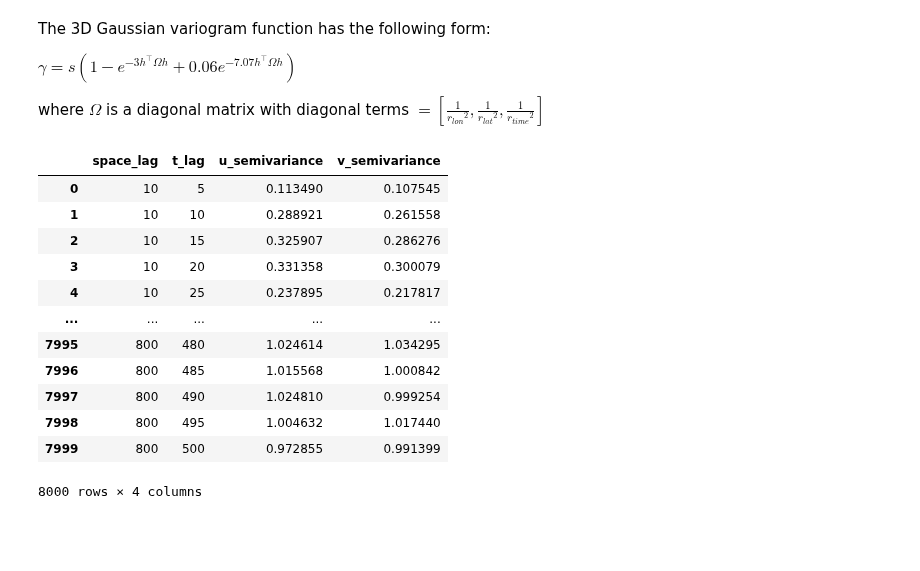
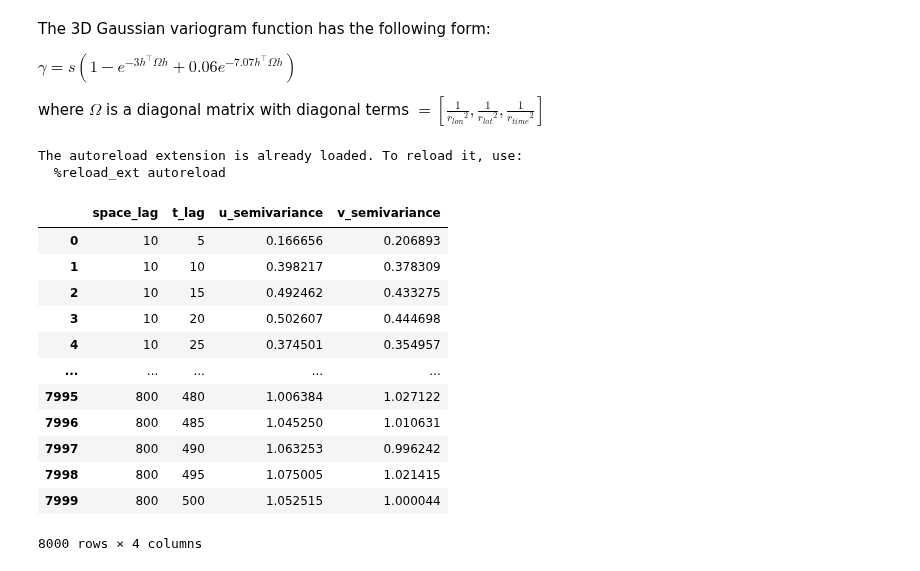
Before and after one commit to MariusWiggert/OceanPlatformControl, a Jupyter notebook: ocean_navigation_simulator/generative_error_model/notebooks/curve_fitting.ipynb, the cells around one changed output. Drawn from its saved outputs; the diff is of its cells as text; code cells hidden in the pictures; blank space fills up the shorter version.

```diff
--- a/ocean_navigation_simulator/generative_error_model/notebooks/curve_fitting.ipynb
+++ b/ocean_navigation_simulator/generative_error_model/notebooks/curve_fitting.ipynb
@@ -9,29 +9,32 @@ where $\Omega$ is a diagonal matrix with diagonal terms $= [\frac{1}{{r_{lon}}^2
 # %%
 %load_ext autoreload
 %autoreload 2
 
 from ocean_navigation_simulator.generative_error_model.variogram.VariogramFitting import VariogramFitting
 import numpy as np
 import pandas as pd
 import matplotlib.pyplot as plt
 
-# read in 3D variogram data
-file_path = "/home/jonas/Downloads/tuned_variogram_2d.csv"
+# read in 2D/3D variogram data
+file_path = "/home/jonas/Downloads/tuned_variograms/tuned_variogram_2d_cross_buoy_only.csv"
+# file_path = "/home/jonas/Downloads/tuned_variograms/tuned_variogram_2d.csv"
 data = pd.read_csv(file_path)
 data
 # %% [output]
+The autoreload extension is already loaded. To reload it, use:
+  %reload_ext autoreload
 |  | space_lag | t_lag | u_semivariance | v_semivariance |
-| 0 | 10 | 5 | 0.113490 | 0.107545 |
-| 1 | 10 | 10 | 0.288921 | 0.261558 |
-| 2 | 10 | 15 | 0.325907 | 0.286276 |
-| 3 | 10 | 20 | 0.331358 | 0.300079 |
-| 4 | 10 | 25 | 0.237895 | 0.217817 |
+| 0 | 10 | 5 | 0.166656 | 0.206893 |
+| 1 | 10 | 10 | 0.398217 | 0.378309 |
+| 2 | 10 | 15 | 0.492462 | 0.433275 |
+| 3 | 10 | 20 | 0.502607 | 0.444698 |
+| 4 | 10 | 25 | 0.374501 | 0.354957 |
 | ... | ... | ... | ... | ... |
-| 7995 | 800 | 480 | 1.024614 | 1.034295 |
-| 7996 | 800 | 485 | 1.015568 | 1.000842 |
-| 7997 | 800 | 490 | 1.024810 | 0.999254 |
-| 7998 | 800 | 495 | 1.004632 | 1.017440 |
-| 7999 | 800 | 500 | 0.972855 | 0.991399 |
+| 7995 | 800 | 480 | 1.006384 | 1.027122 |
+| 7996 | 800 | 485 | 1.045250 | 1.010631 |
+| 7997 | 800 | 490 | 1.063253 | 0.996242 |
+| 7998 | 800 | 495 | 1.075005 | 1.021415 |
+| 7999 | 800 | 500 | 1.052515 | 1.000044 |
-8000 rows × 4 columns
+8000 rows × 4 columns
 # %%
 fitted_v = VariogramFitting(data, ("space_lag", "t_lag"), error_var="u_semivariance")
```
Also changed, not shown: parts of 4 cells of this notebook, 2 other files.
